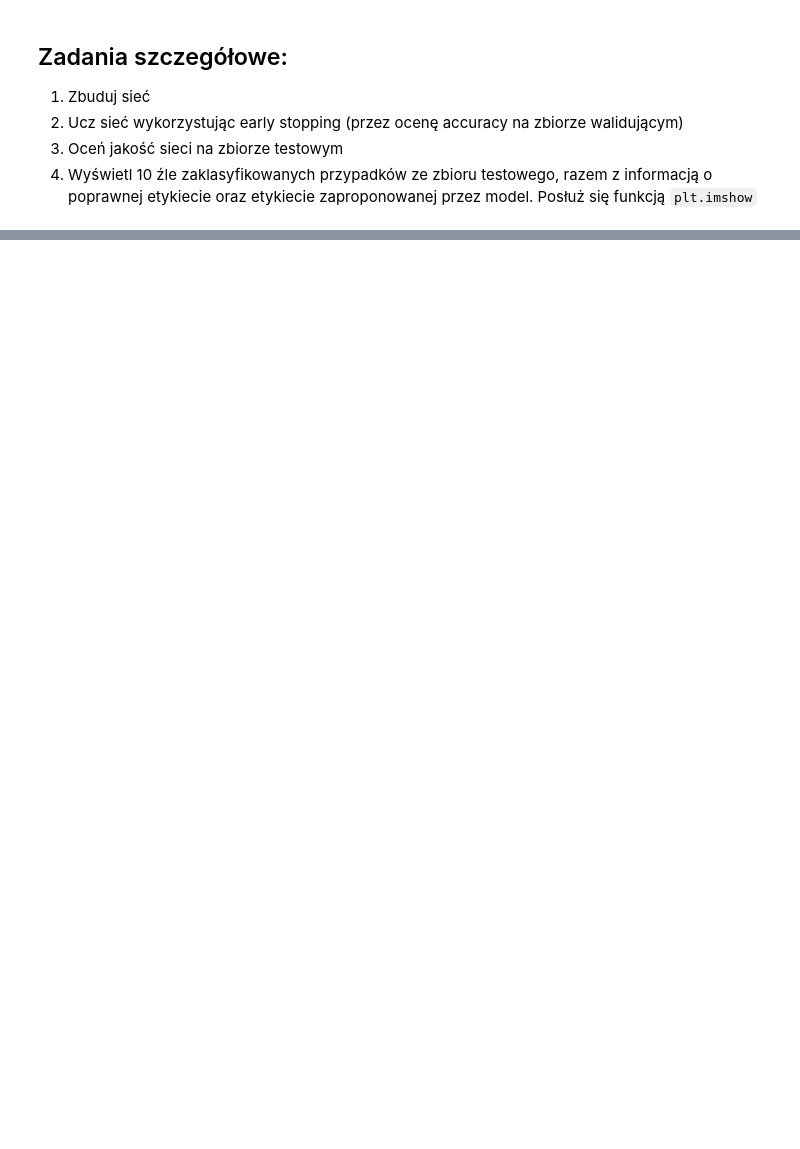
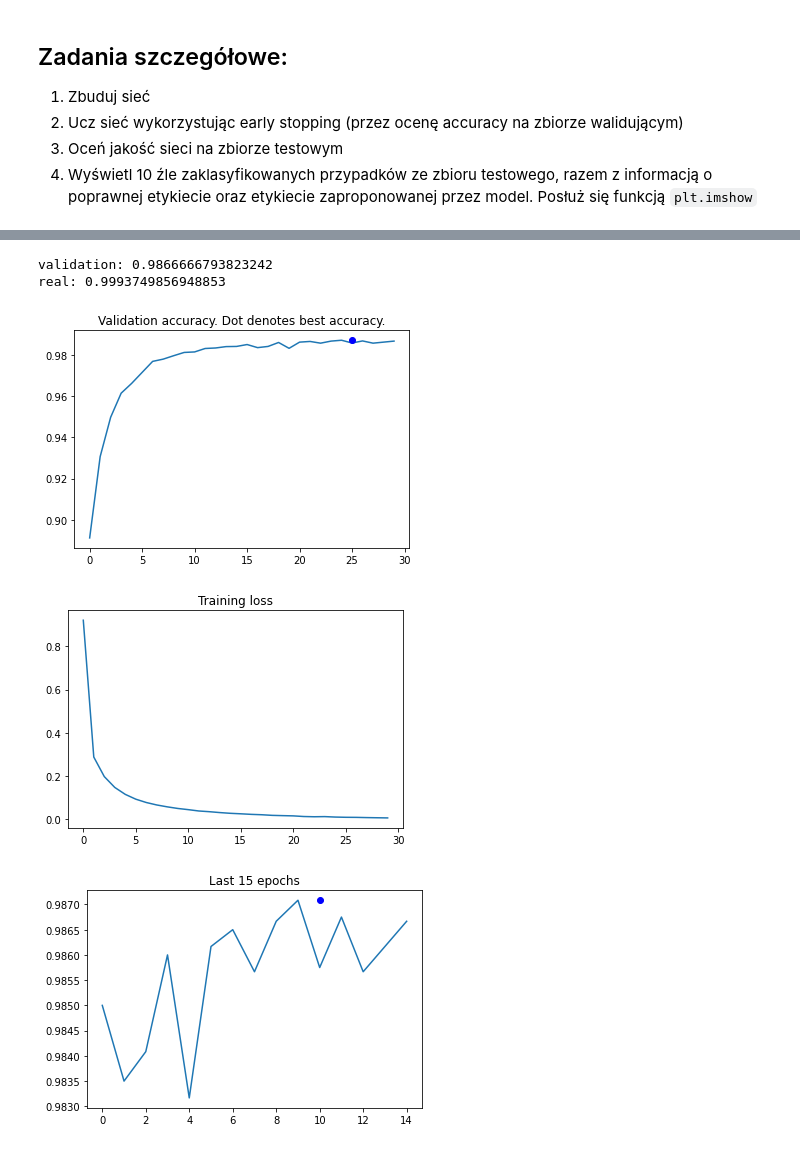
Before and after one commit to Mimikkk/__si-2021, a Jupyter notebook: src/lab4.ipynb, the cells around one changed output, grey strips where cells are left out. Cells and saved outputs as stored; diff of their text form; code cells hidden in the pictures; blank space fills up the shorter version.

```diff
--- a/src/lab4.ipynb
+++ b/src/lab4.ipynb
@@ -63,7 +67,7 @@ Przyjmimy, że na wyjściu będziemy mieli 5 map, każdą na bazie kwadratowego
 Żeby nie zmniejszyć zbyt szybko obrazka dodamy po 1 pikselu paddingu z każdej strony - jak na rysunku powyżej.
 # %%
 layers = [
-    nn.Conv2d(1, 5, 3, padding=1)
+  nn.Conv2d(1, 5, (3, 3), padding=1)
 ]
 # %% [markdown]
 ### Nieliniowość
@@ -111,7 +115,7 @@ layers.append(nn.Flatten())
 
 Tak samo jak na poprzednich zajęciach wykorzystamy do klasyfikacji warstwę `nn.Linear`. Klasyfikujemy do 10 klas, więc musimy mieć 10 neuronów, ale ilu wejść potrzebujemy? Uzupełnij poprzedni kod na podstawie wyników zadania 1.
 # %%
-layers.append(nn.Linear(..., 10))
+layers.append(nn.Linear(5 * 10 * 10, 10))
 # %% [markdown]
 ### Faktyczna budowa sieci neuronowej
 
@@ -197,0 +248,6 @@ Oblicz trafność klasyfikacji na zbiorze walidującym i na zbiorze testowym. Cz
+# %%
+model.eval()
+X, y = next(iter(data.DataLoader(mnist_validation, batch_size=len(mnist_validation), shuffle=False)))
+validation_accuracy = compute_acc(model(X), y).detach()
+X, y = next(iter(data.DataLoader(mnist_test, batch_size=len(mnist_test), shuffle=False)))
+test_accuracy = compute_acc(model(X), y).detach()
@@ -220,3 +285,21 @@ Architektura w formie rysunku (z [oryginalnego artykułu](http://yann.lecun.com/
 2. Ucz sieć wykorzystując early stopping (przez ocenę accuracy na zbiorze walidującym)
 3. Oceń jakość sieci na zbiorze testowym
 4. Wyświetl 10 źle zaklasyfikowanych przypadków ze zbioru testowego, razem z informacją o poprawnej etykiecie oraz etykiecie zaproponowanej przez model. Posłuż się funkcją `plt.imshow`
+# %%
+lenet_model = nn.Sequential(
+  nn.Conv2d(1, 6, (5, 5), stride=(1, 1), padding=2),
+  nn.Tanh(),
+  nn.AvgPool2d((2, 2), stride=2, padding=0),
+  nn.Conv2d(6, 16, (5, 5), padding=0),
+  nn.Tanh(),
+  nn.AvgPool2d((2, 2), stride=2, padding=0),
+  nn.Conv2d(16, 120, (5, 5), stride=(1,), padding=0),
+  nn.Tanh(),
+  nn.Flatten(),
+  nn.Linear(120, 84),
+  nn.Tanh(),
+  nn.Linear(84, 10)
+)
+cost = torch.nn.CrossEntropyLoss()
+opt = optim.Adam(lenet_model.parameters())
+summary(lenet_model, (1, 28, 28))
@@ -222,0 +392,23 @@ Architektura w formie rysunku (z [oryginalnego artykułu](http://yann.lecun.com/
+# %%
+print(f"validation: {validation_accuracy}")
+print(f"real: {test_accuracy}")
+# %% [output]
+validation: 0.9866666793823242
+real: 0.9993749856948853
+# %%
+plt.title('Validation accuracy. Dot denotes best accuracy.')
+plt.plot(validation_acc, label='Validation accuracy')
+plt.plot(best_epoch, best_acc, 'bo', label='Best accuracy')
+plt.show()
+plt.title('Training loss')
+plt.plot(train_loss)
+plt.show()
+k = max(3 * no_improvement, 0)
+plt.title(f'Last {k} epochs')
+plt.plot(validation_acc[-k:])
+plt.plot(best_epoch - (len(validation_acc) - k), best_acc, 'bo')
+plt.show()
+# %% [output]
+[figure, added]
+[figure, added]
+[figure, added]
```
Also changed, not shown: parts of 26 cells of this notebook, 1 other file.
